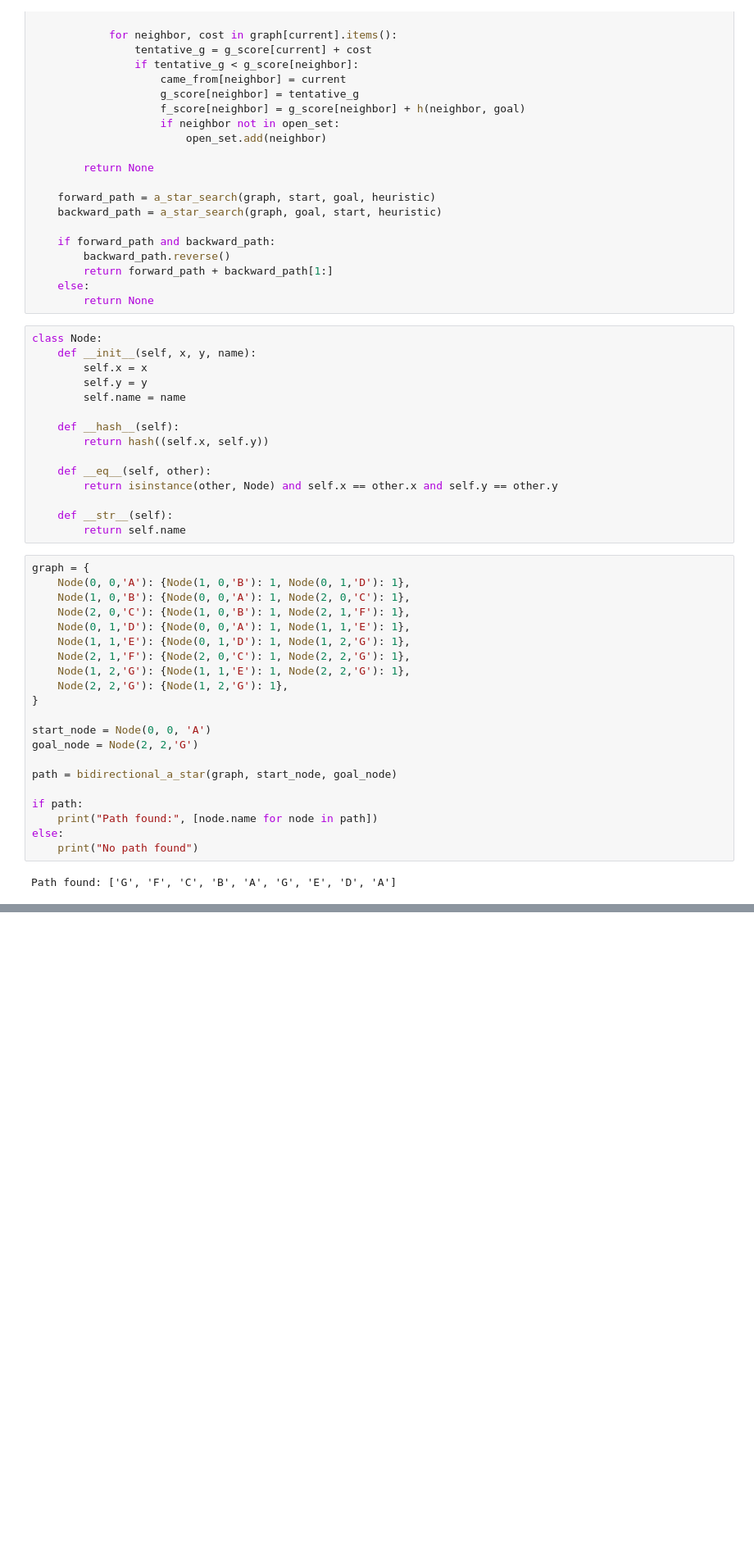
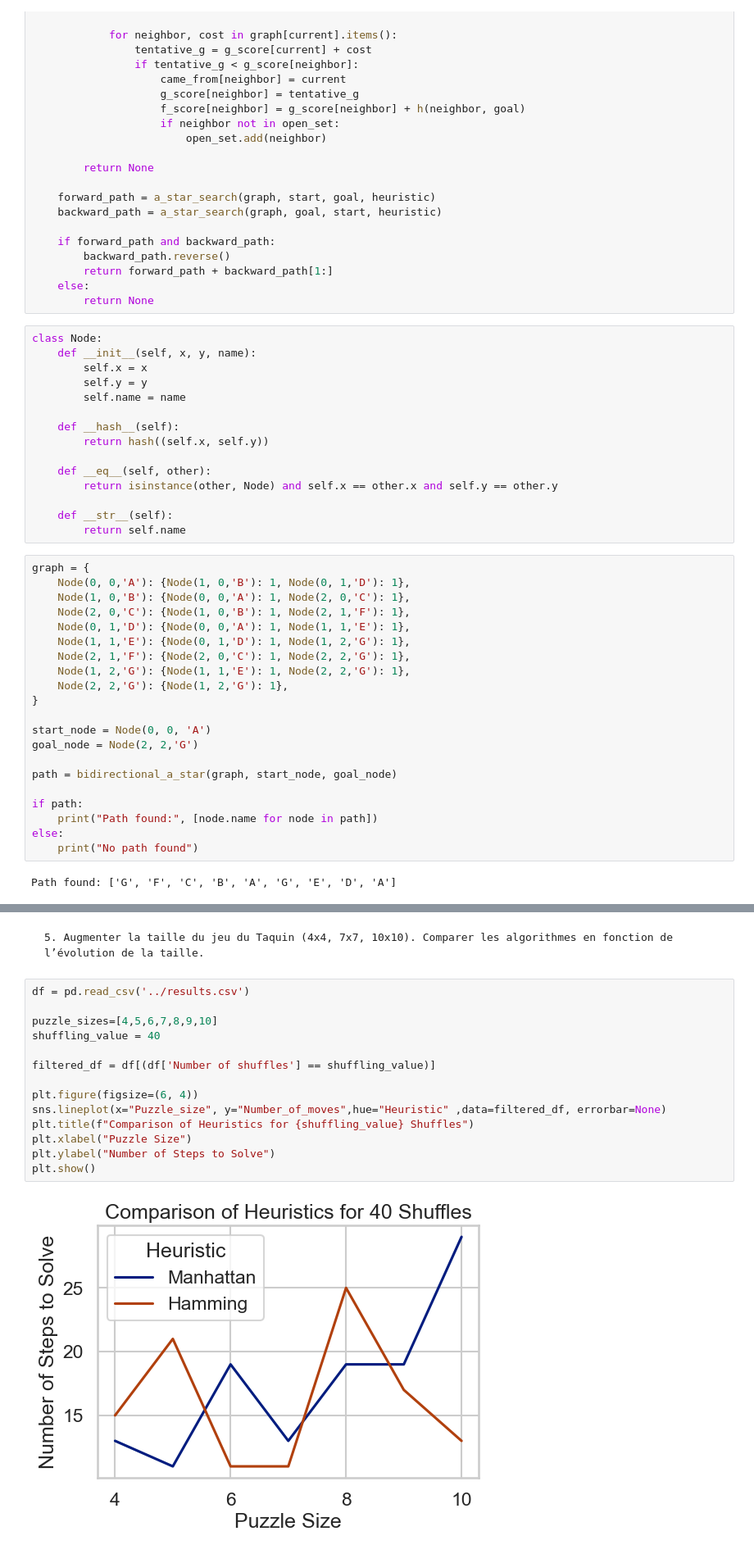
Before and after one commit to mrdaliselmi/Sliding-Puzzle, a Jupyter notebook: notebook/tp1-student.ipynb, the cells around one changed output, grey strips where cells are left out. Shown at 82% size. Drawn from its saved outputs; the diff is of its cells as text; blank space fills up the shorter version.

```diff
--- a/notebook/tp1-student.ipynb
+++ b/notebook/tp1-student.ipynb
@@ -291,0 +358,18 @@ Path found: ['G', 'F', 'C', 'B', 'A', 'G', 'E', 'D', 'A']
+# %% [markdown]
+    5. Augmenter la taille du jeu du Taquin (4x4, 7x7, 10x10). Comparer les algorithmes en fonction de l’évolution de la taille.
+# %%
+df = pd.read_csv('../results.csv')
+
+puzzle_sizes=[4,5,6,7,8,9,10]
+shuffling_value = 40
+
+filtered_df = df[(df['Number of shuffles'] == shuffling_value)]
+
+plt.figure(figsize=(6, 4))
+sns.lineplot(x="Puzzle_size", y="Number_of_moves",hue="Heuristic" ,data=filtered_df, errorbar=None)
+plt.title(f"Comparison of Heuristics for {shuffling_value} Shuffles")
+plt.xlabel("Puzzle Size")
+plt.ylabel("Number of Steps to Solve")
+plt.show()
+# %% [output]
+[figure, added]
```
Also changed, not shown: parts of 14 cells of this notebook, 3 other files.
